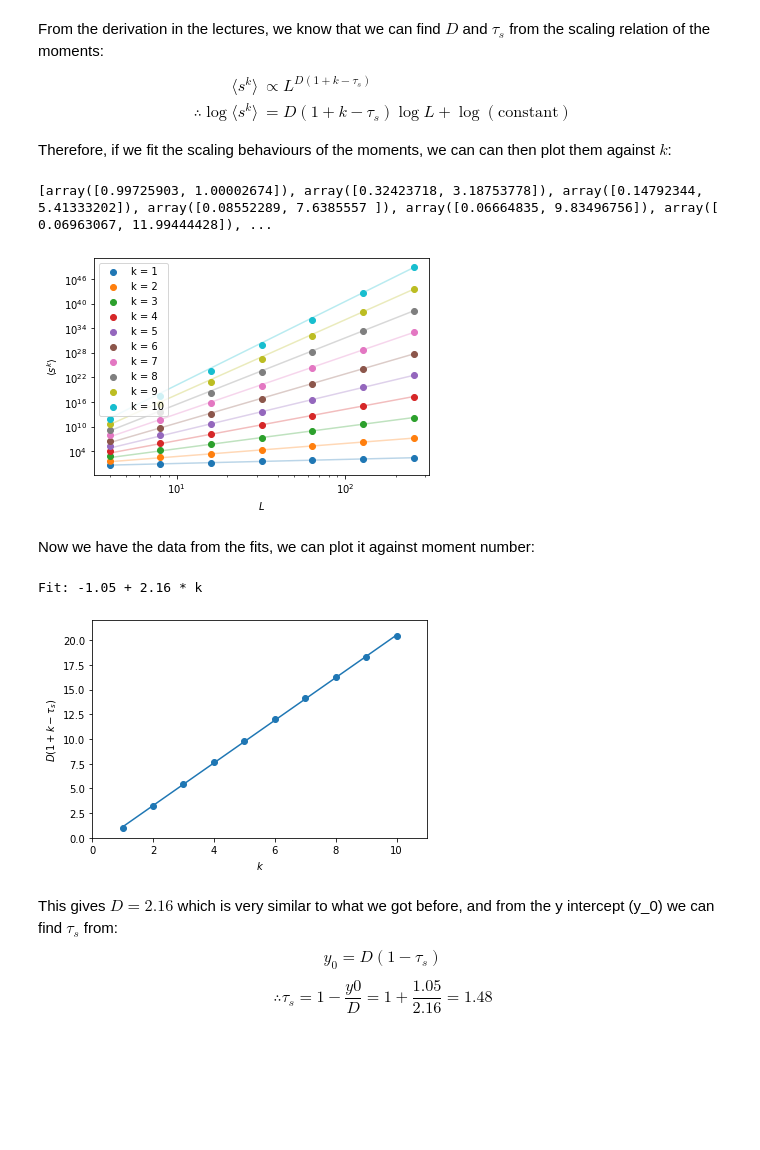
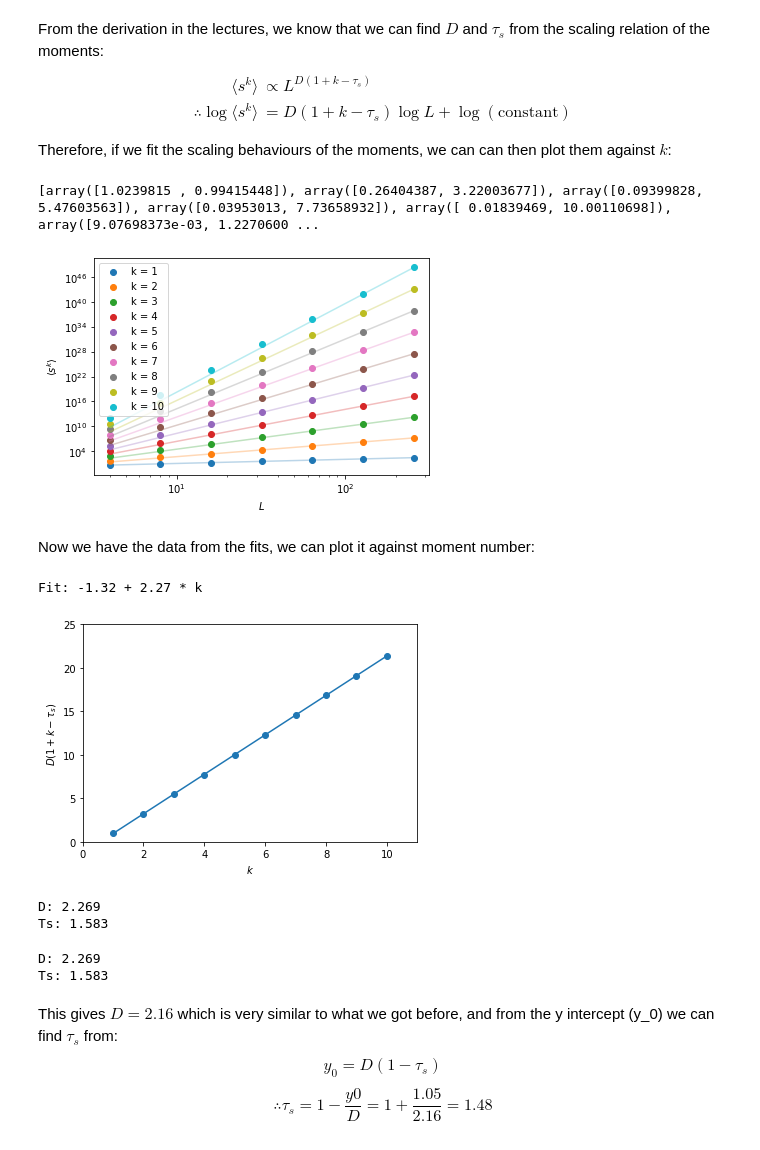
Before and after one commit to bdgrichards/oslo, a Jupyter notebook: oslo.ipynb, the cells around one changed output. Cells and saved outputs as stored; diff of their text form; code cells hidden in the pictures; blank space fills up the shorter version.

Commit message:
Separate out figures, data files and code

```diff
--- a/oslo.ipynb
+++ b/oslo.ipynb
@@ -2535,6 +2655,10 @@ for length in lengths:
 64 complete
 128 complete
 256 complete
+# %%
+# reload saved avalanches
+with open(filename, "rb") as f:
+  avalanches_list: list[list[int]] = pickle.load(f)
 # %%
 # linear plot of the raw data
 for i in reversed(range(len(lengths))):
@@ -2620,7 +2779,7 @@ Rearranging to align the peaks, we can plot:
 $$s^{\tau_s} \tilde{P}(s;L) \propto \mathcal{G} (s / L^D)$$
 # %%
 # multiplying each of the the y values by s^tau
-tau_s = 1.55
+tau_s = 1.56
 scaled_avalanches_y = []
 for i in range(len(log_binned_avalanches_y)):
     scaled_avalanche = []
@@ -2645,7 +2804,7 @@ plt.show()
 The peaks of the "bumps" seem to line up for $\tau_s \sim 1.55$. We can now perform the data collapse by plotting $s/L^D$ on the x axis and optimising $D$:
 # %%
 # dividing each of the the x values by L^D
-D = 2.2
+D =2.15
 scaled_avalanches_x = []
 for i in range(len(log_binned_avalanches_x)):
     scaled_avalanches_x.append(log_binned_avalanches_x[i] / (lengths[i]**D))
@@ -2701,6 +2879,8 @@ $$\begin{align}
 
 Therefore, if we fit the scaling behaviours of the moments, we can can then plot them against $k$:
 # %%
+all_moments = [1, 2, 3, 4, 5, 6, 7, 8, 9, 10]
+# moments you wish to plot - useful for finding initial guesses one at a time
 moments = [1, 2, 3, 4, 5, 6, 7, 8, 9, 10]
 
 # calculate the moments
@@ -2710,9 +2890,6 @@ for m in moments:
     for l in range(len(lengths)):
         y_vals.append(calculate_moment(avalanches_list[l], m))
     moments_values.append(y_vals)
-
-# fit power laws to each of the moments
-
 
 def power_law_func(L, a0, a1):
     try:
@@ -2724,22 +2901,32 @@ def power_law_func(L, a0, a1):
     except:
         return a0 * L ** a1
 
-
 fit_data = []
-initial_guesses = [[1, 1], [1, 2], [1, 3], [1, 7], [
-    1, 10], [1, 12], [1, 14], [1, 18], [1, 20], [1, 22]]
+initial_guesses = [
+    [1, 1],     #1
+    [0.2, 3.2],     #2
+    [0.1, 5],   #3
+    [0.01, 8],   #4
+    [0.01, 10],  #5
+    [0.001, 12.4],  #6
+    [0.001, 14.8],  #7
+    [0.0001, 17.2],    #8
+    [0.0001, 19.7],    #9
+    [0.00001, 22]     #10
+]
 for m in range(len(moments)):
     popt, pcov = curve_fit(power_law_func, lengths,
-                           moments_values[m], p0=initial_guesses[m])
+                           moments_values[m], p0=initial_guesses[all_moments.index(moments[m])], method='dogbox', max_nfev=100000)
     fit_data.append(popt)
 print(fit_data)
 
 # plotting
+fit_x_vals = np.linspace(4, 256, 1000)
 for m in range(len(moments)):
     plt.scatter(lengths, moments_values[m], c="C%s" % (
         m), label="k = %s" % (moments[m]))
-    plt.plot(lengths, power_law_func(
-        lengths, *fit_data[m]), color="C%s" % (m), alpha=0.3)
+    plt.plot(fit_x_vals, power_law_func(
+        fit_x_vals, *fit_data[m]), color="C%s" % (m), alpha=0.3)
 plt.xlabel("$L$")
 plt.ylabel(r"$\langle s^k \rangle$")
 plt.legend()
@@ -2747,43 +2934,60 @@ plt.yscale("log")
 plt.xscale("log")
 plt.show()
 # %% [output]
-[array([0.99725903, 1.00002674]), array([0.32423718, 3.18753778]), array([0.14792344, 5.41333202]), array([0.08552289, 7.6385557 ]), array([0.06664835, 9.83496756]), array([ 0.06963067, 11.99444428]), ...
+[array([1.0239815 , 0.99415448]), array([0.26404387, 3.22003677]), array([0.09399828, 5.47603563]), array([0.03953013, 7.73658932]), array([ 0.01839469, 10.00110698]), array([9.07698373e-03, 1.2270600 ...
-[figure, old version]
+[figure, new version]
 # %% [markdown]
 Now we have the data from the fits, we can plot it against moment number:
 # %%
 # extract the value
 y_vals = [i[1] for i in fit_data]
 x_vals = moments
 
+# y_vals = [i[1] for i in fit_data][0:3]
+# x_vals = moments[0:3]
+
 # fit a straight line to the data
-
 
 def linear_func(k, a, b):
     try:
         k[0]
         results = []
         for k_i in k:
             results.append(a + b*k_i)
         return results
     except:
         return a + b*k
 
-
 popt, pcov = curve_fit(linear_func, x_vals, y_vals)
 print("Fit: %.2f + %.2f * k" % (popt[0], popt[1]))
 
 # plotting
 plt.scatter(x_vals, y_vals)
 plt.plot(x_vals, linear_func(x_vals, popt[0], popt[1]))
 plt.xlabel("$k$")
 plt.xlim(0, 11)
-plt.ylim(0, 22)
+plt.ylim(0, 25)
 plt.ylabel(r"$D(1 + k - \tau_s)$")
 plt.show()
 # %% [output]
-Fit: -1.05 + 2.16 * k
+Fit: -1.32 + 2.27 * k
-[figure, old version]
+[figure, new version]
+# %%
+D = popt[1]
+Ts = 1 - (popt[0]/popt[1])
+print("D: %.3f" % D)
+print("Ts: %.3f" % Ts)
+# %% [output]
+D: 2.269
+Ts: 1.583
+# %%
+D = popt[1]
+Ts = 1 - (popt[0]/popt[1])
+print("D: %.3f" % D)
+print("Ts: %.3f" % Ts)
+# %% [output]
+D: 2.269
+Ts: 1.583
 # %% [markdown]
 This gives $D = 2.16$ which is very similar to what we got before, and from the y intercept (y_0) we can find $\tau_s$ from:
 $$y_0 = D (1 - \tau_s)$$
```
Also changed, not shown: parts of 41 cells of this notebook, 44 other files.
